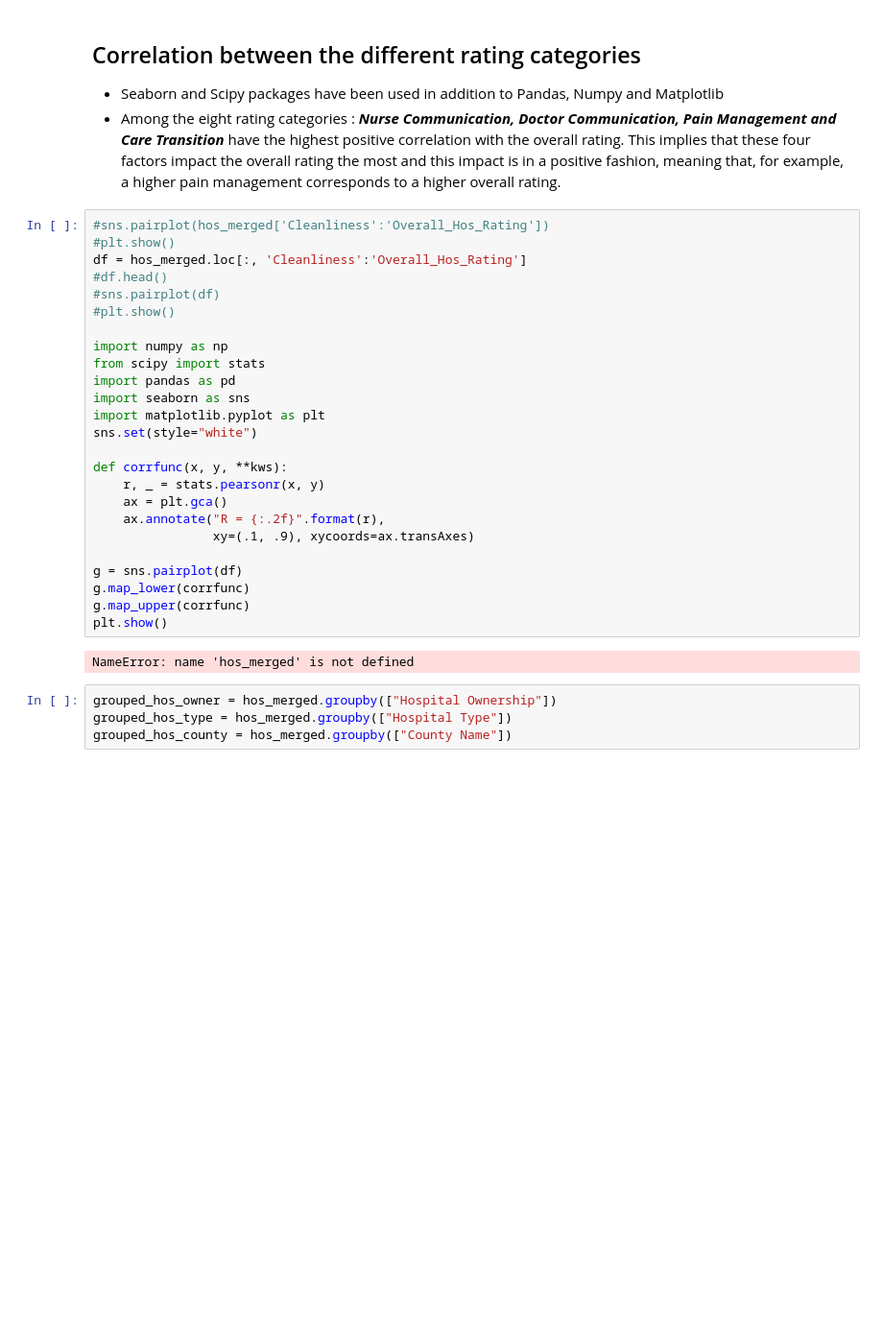
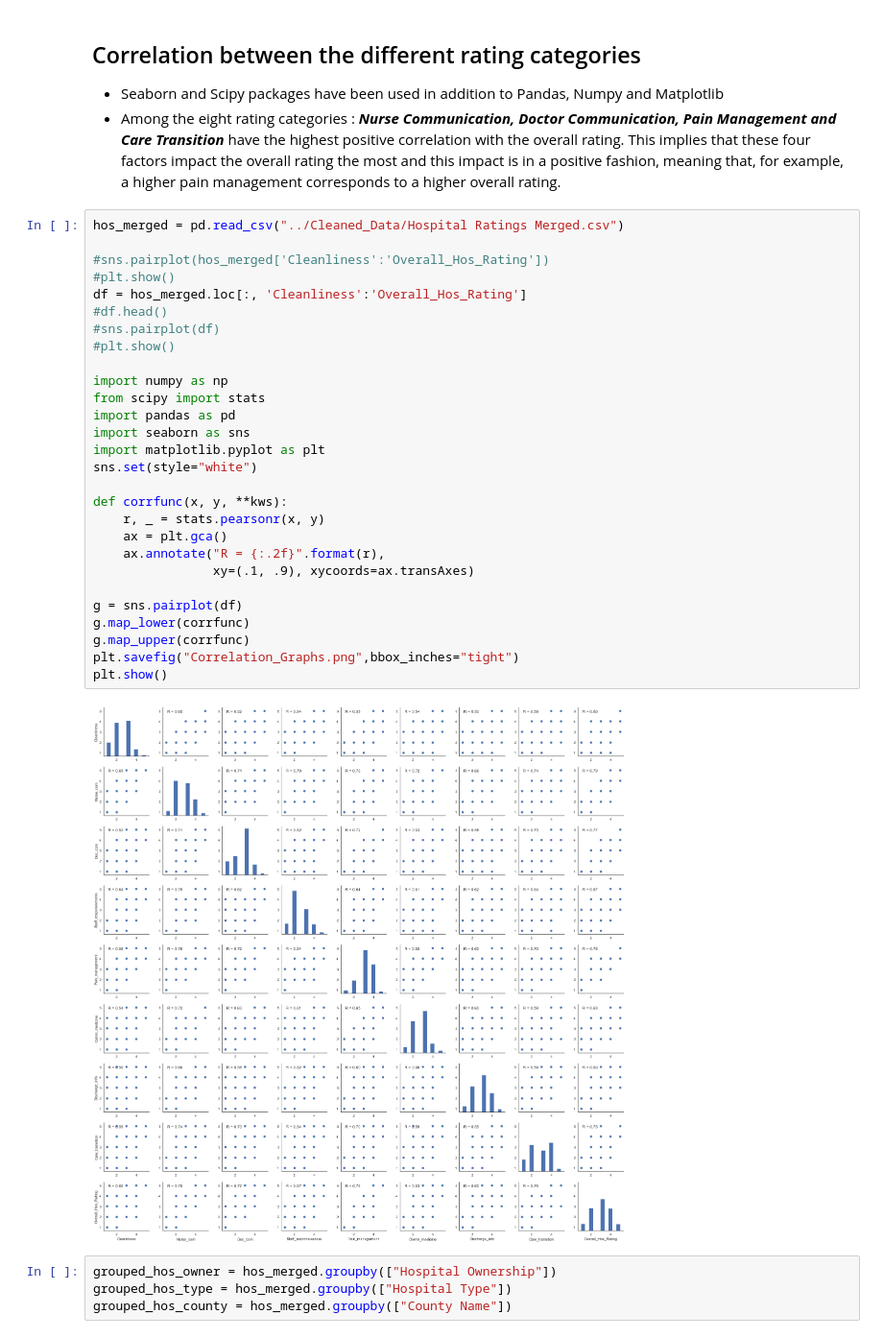
Before and after one commit to jLynnePhillips/Data_Bootcamp_Project1, a Jupyter notebook: Analysis/Final_Analysis/Hospital Rating Analysis - Naz.ipynb, the cells around one changed output. Shown at 96% size. Cells and saved outputs as stored; diff of their text form; blank space fills up the shorter version.

```diff
--- a/Analysis/Final_Analysis/Hospital Rating Analysis - Naz.ipynb
+++ b/Analysis/Final_Analysis/Hospital Rating Analysis - Naz.ipynb
@@ -65,32 +9,35 @@ hos_merged.head()
 * Seaborn and Scipy packages have been used in addition to Pandas, Numpy and Matplotlib
 * Among the eight rating categories : **_Nurse Communication, Doctor Communication, Pain Management and Care Transition_** have the highest positive correlation with the overall rating. This implies that these four factors impact the overall rating the most and this impact is in a positive fashion, meaning that, for example, a higher pain management corresponds to a higher overall rating.
 # %%
+hos_merged = pd.read_csv("../Cleaned_Data/Hospital Ratings Merged.csv")
+
 #sns.pairplot(hos_merged['Cleanliness':'Overall_Hos_Rating'])
 #plt.show()
 df = hos_merged.loc[:, 'Cleanliness':'Overall_Hos_Rating']
 #df.head()
 #sns.pairplot(df)
 #plt.show()
 
 import numpy as np
 from scipy import stats
 import pandas as pd
 import seaborn as sns
 import matplotlib.pyplot as plt
 sns.set(style="white")
 
 def corrfunc(x, y, **kws):
     r, _ = stats.pearsonr(x, y)
     ax = plt.gca()
     ax.annotate("R = {:.2f}".format(r),
                 xy=(.1, .9), xycoords=ax.transAxes)
 
 g = sns.pairplot(df)
 g.map_lower(corrfunc)
 g.map_upper(corrfunc)
+plt.savefig("Correlation_Graphs.png",bbox_inches="tight")
 plt.show()
 # %% [output]
-NameError: name 'hos_merged' is not defined
+[figure, added]
 # %%
 grouped_hos_owner = hos_merged.groupby(["Hospital Ownership"])
 grouped_hos_type = hos_merged.groupby(["Hospital Type"])
```
Also changed, not shown: parts of 8 cells of this notebook, 10 other files.
